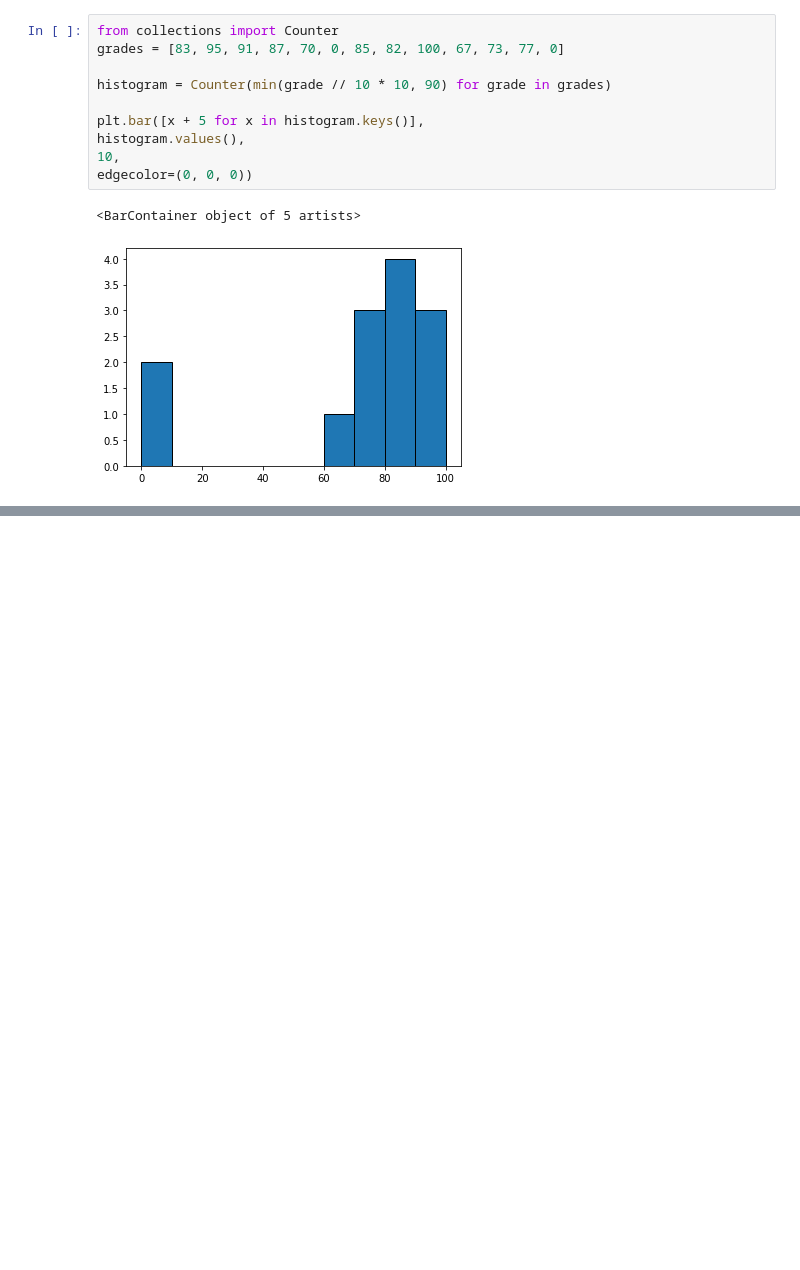
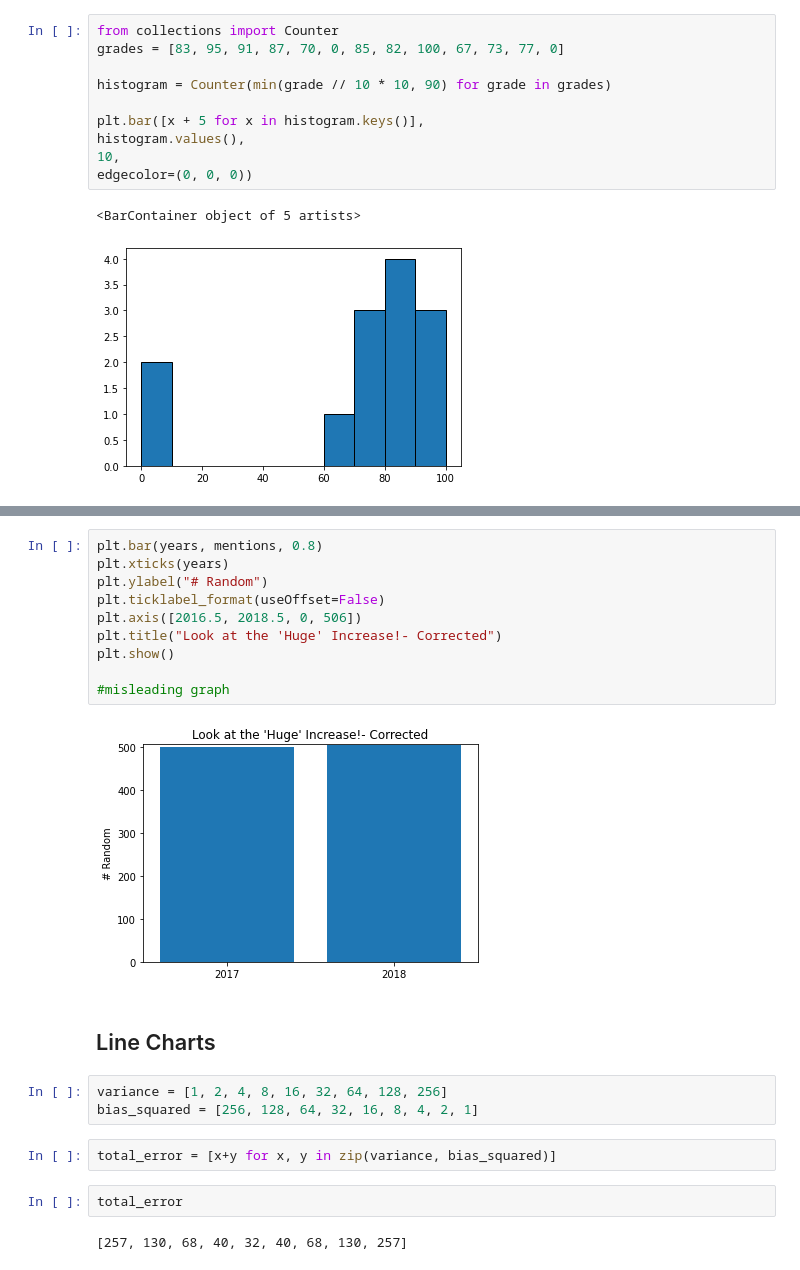
Before and after one commit to omsouravsharma/Data-Science-From-Scratch, a Jupyter notebook: Chapter-3-Visualization.ipynb, the cells around one changed output, grey strips where cells are left out. Cells and saved outputs as stored; diff of their text form; blank space fills up the shorter version.

```diff
--- a/Chapter-3-Visualization.ipynb
+++ b/Chapter-3-Visualization.ipynb
@@ -44,0 +60,23 @@ edgecolor=(0, 0, 0))
+# %%
+plt.bar(years, mentions, 0.8)
+plt.xticks(years)
+plt.ylabel("# Random")
+plt.ticklabel_format(useOffset=False)
+plt.axis([2016.5, 2018.5, 0, 506])
+plt.title("Look at the 'Huge' Increase!- Corrected")
+plt.show()
+
+#misleading graph
+# %% [output]
+[figure, added]
+# %% [markdown]
+## Line Charts
+# %%
+variance = [1, 2, 4, 8, 16, 32, 64, 128, 256]
+bias_squared = [256, 128, 64, 32, 16, 8, 4, 2, 1]
+# %%
+total_error = [x+y for x, y in zip(variance, bias_squared)]
+# %%
+total_error
+# %% [output]
+[257, 130, 68, 40, 32, 40, 68, 130, 257]
```
Also changed, not shown: parts of 9 cells of this notebook.
